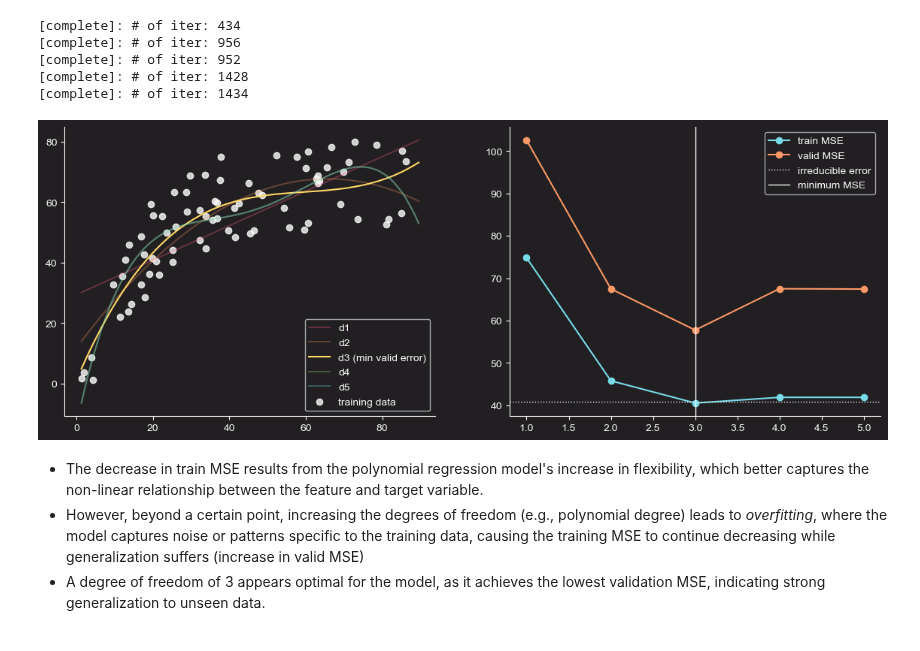
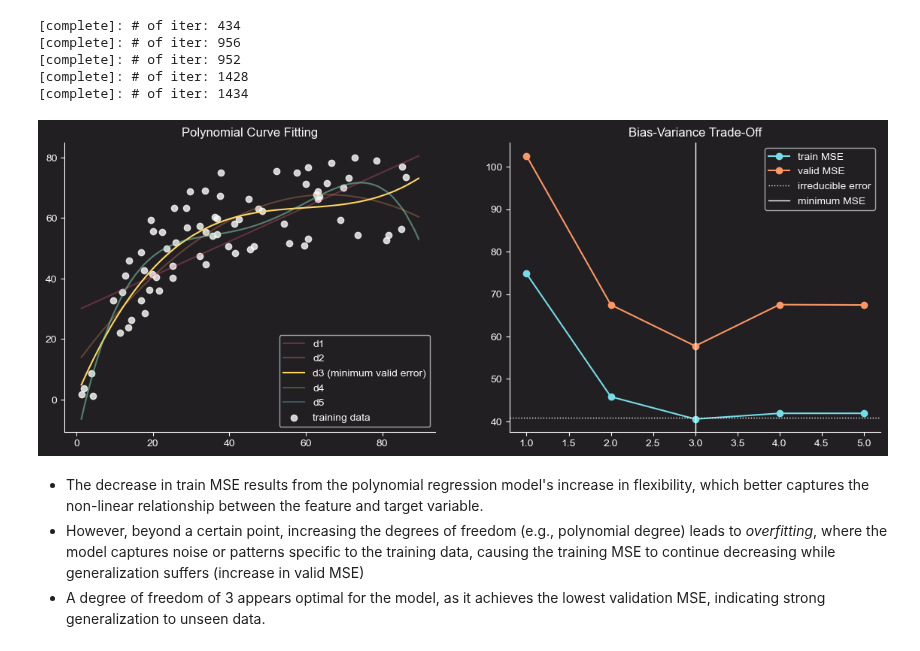
Before and after one commit to jakecreate/machine-learning-from-scratch, a Jupyter notebook: notebooks/1_fundamentals_of_supervised_learning.ipynb, the cells around one changed output. Saved outputs shown, nothing was run; the diff lists cells and outputs as text; code cells hidden in the pictures.

```diff
--- a/notebooks/1_fundamentals_of_supervised_learning.ipynb
+++ b/notebooks/1_fundamentals_of_supervised_learning.ipynb
@@ -532,36 +532,39 @@ for i in range(degree):
 [complete]: # of iter: 1428
 [complete]: # of iter: 1434
 # %%
+
 fig, ax = plt.subplots(1, 2, figsize=(14, 5))
 opti_degree = train_valid_error[:, 1].argmin() + 1
 c_iter = iter(c_)
 alpha_val = 0.3
 label_val = None
 
 
 for i in range(degree):
     if i == opti_degree - 1:
-        alpha_val = 1; label_val = f'd{i+1} (min valid error)'
+        alpha_val = 1; label_val = f'd{i+1} (minimum valid error)'
     else:
         alpha_val = 0.3; label_val = f'd{i+1}'
 
     ax[0].plot(x, fitted_model[i], c=c_[next(c_iter)], alpha = alpha_val, label=label_val)
 
 ax[0].scatter(x_train, y_train, c=c_['white'], label='training data', alpha = 0.8)
 
 ax[1].plot(np.arange(1, degree + 1), train_valid_error[:, 0], label='train MSE', c=c_['blue'], marker='o')
 ax[1].plot(np.arange(1, degree + 1), train_valid_error[:, 1], label='valid MSE',c=c_['orange'], marker='o')
 ax[1].axhline(y=cost_mse(true_model(x_train), y_train), color=c_['white'], linestyle=':', linewidth=1, label='irreducible error')
 ax[1].axvline(x=opti_degree, color=c_['white'], linewidth=1, label='minimum MSE')
 
 for axes in ax.flat:
     axes.spines[['top', 'right']].set_visible(False)
     axes.spines[['bottom', 'left']].set_color(c_['white'])
 
+ax[0].set_title('Polynomial Curve Fitting');
+ax[1].set_title('Bias-Variance Trade-Off');
 ax[0].legend(loc='lower right');
 ax[1].legend(loc='upper right');
 # %% [output]
-[figure, old version]
+[figure, new version]
 # %% [markdown]
 * The decrease in train MSE results from the polynomial regression model's increase in flexibility, which better captures the non-linear relationship between the feature and target variable.
 * However, beyond a certain point, increasing the degrees of freedom (e.g., polynomial degree) leads to _overfitting_, where the model captures noise or patterns specific to the training data, causing the training MSE to continue decreasing while generalization suffers (increase in valid MSE)
```
Also changed, not shown: parts of 2 cells of this notebook.
